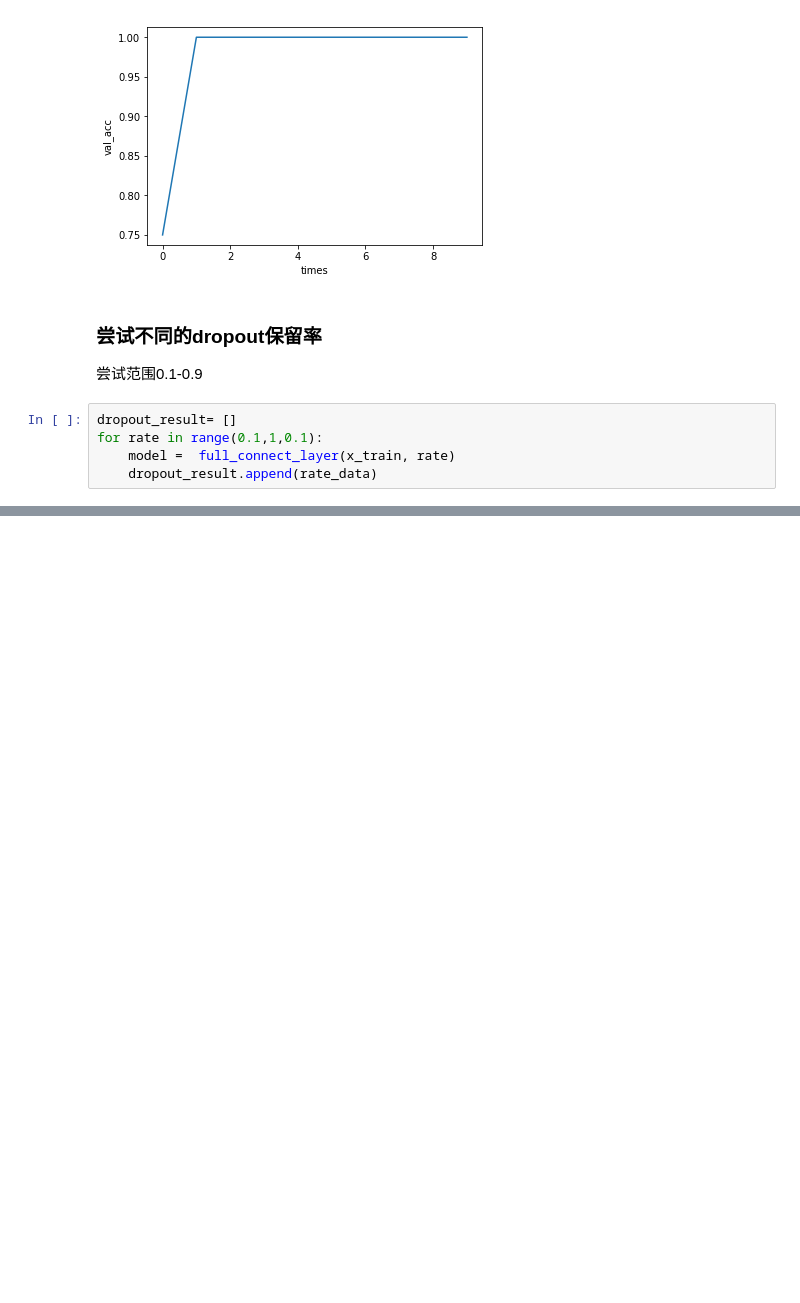
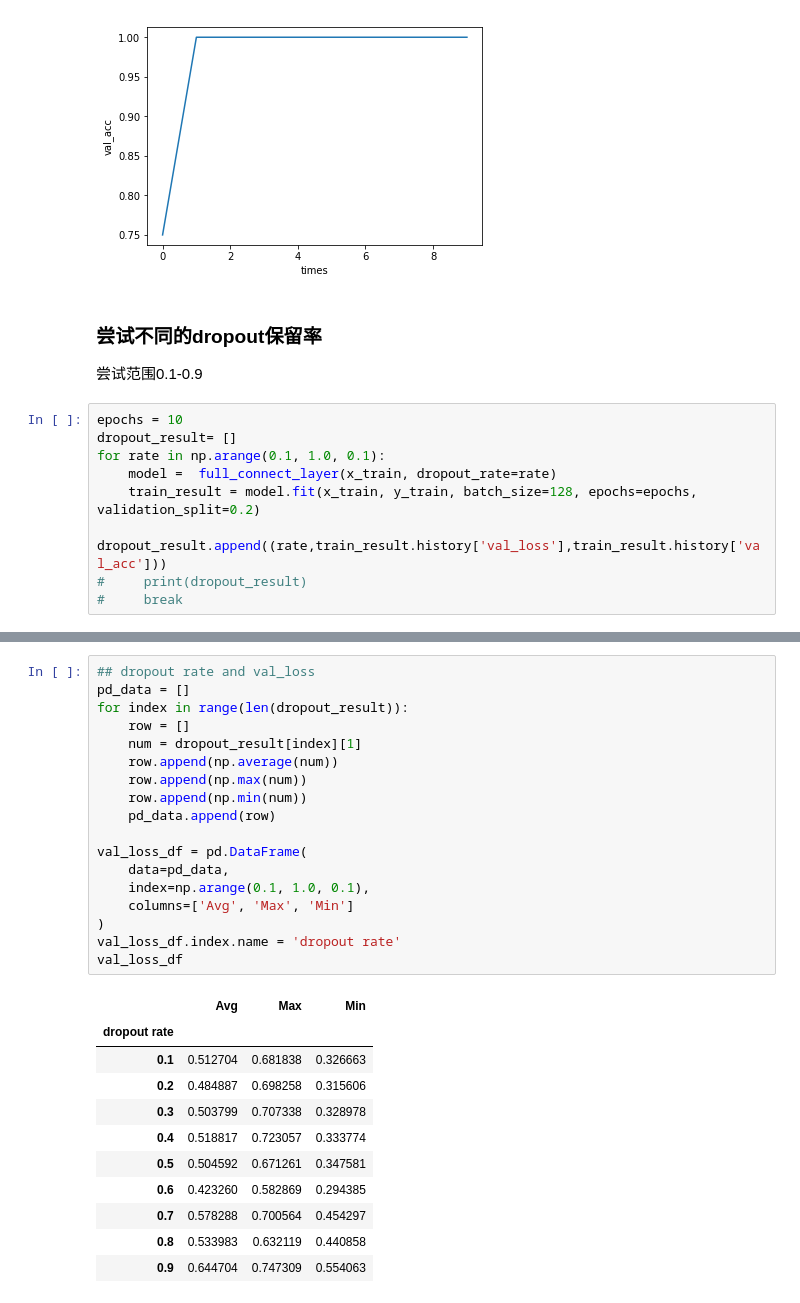
Before and after one commit to euii/capstone, a Jupyter notebook: dog_vs_cat/dog_vs_cat.ipynb, the cells around one changed output, grey strips where cells are left out. Cells and saved outputs as stored; diff of their text form; blank space fills up the shorter version.

```diff
--- a/dog_vs_cat/dog_vs_cat.ipynb
+++ b/dog_vs_cat/dog_vs_cat.ipynb
@@ -335,8 +376,12 @@ plt_history(history_train)
 ### 尝试不同的dropout保留率
 尝试范围0.1-0.9
 # %%
+epochs = 10
 dropout_result= []
-for rate in range(0.1,1,0.1):
-    model =  full_connect_layer(x_train, rate)
-    dropout_result.append(rate_data)
+for rate in np.arange(0.1, 1.0, 0.1):
+    model =  full_connect_layer(x_train, dropout_rate=rate)
+    train_result = model.fit(x_train, y_train, batch_size=128, epochs=epochs, validation_split=0.2)
+    dropout_result.append((rate,train_result.history['val_loss'],train_result.history['val_acc']))
+#     print(dropout_result)
+#     break
 # %% [output]
@@ -343,0 +405,30 @@ TypeError: 'float' object cannot be interpreted as an integer
+# %%
+## dropout rate and val_loss
+pd_data = []
+for index in range(len(dropout_result)):
+    row = []
+    num = dropout_result[index][1]
+    row.append(np.average(num))
+    row.append(np.max(num))
+    row.append(np.min(num))
+    pd_data.append(row)
+
+val_loss_df = pd.DataFrame(
+    data=pd_data,
+    index=np.arange(0.1, 1.0, 0.1),
+    columns=['Avg', 'Max', 'Min']
+)
+val_loss_df.index.name = 'dropout rate'
+val_loss_df
+# %% [output]
+|  | Avg | Max | Min |
+| dropout rate |  |  |  |
+| 0.1 | 0.512704 | 0.681838 | 0.326663 |
+| 0.2 | 0.484887 | 0.698258 | 0.315606 |
+| 0.3 | 0.503799 | 0.707338 | 0.328978 |
+| 0.4 | 0.518817 | 0.723057 | 0.333774 |
+| 0.5 | 0.504592 | 0.671261 | 0.347581 |
+| 0.6 | 0.423260 | 0.582869 | 0.294385 |
+| 0.7 | 0.578288 | 0.700564 | 0.454297 |
+| 0.8 | 0.533983 | 0.632119 | 0.440858 |
+| 0.9 | 0.644704 | 0.747309 | 0.554063 |
```
Also changed, not shown: parts of 18 cells of this notebook, 1 other file.
